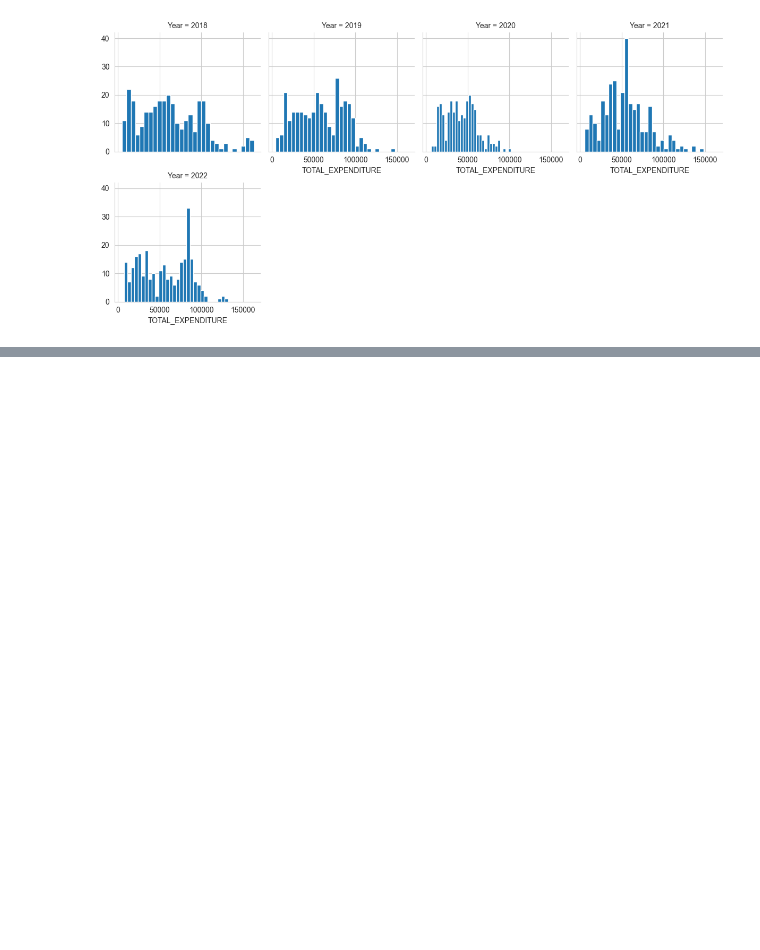
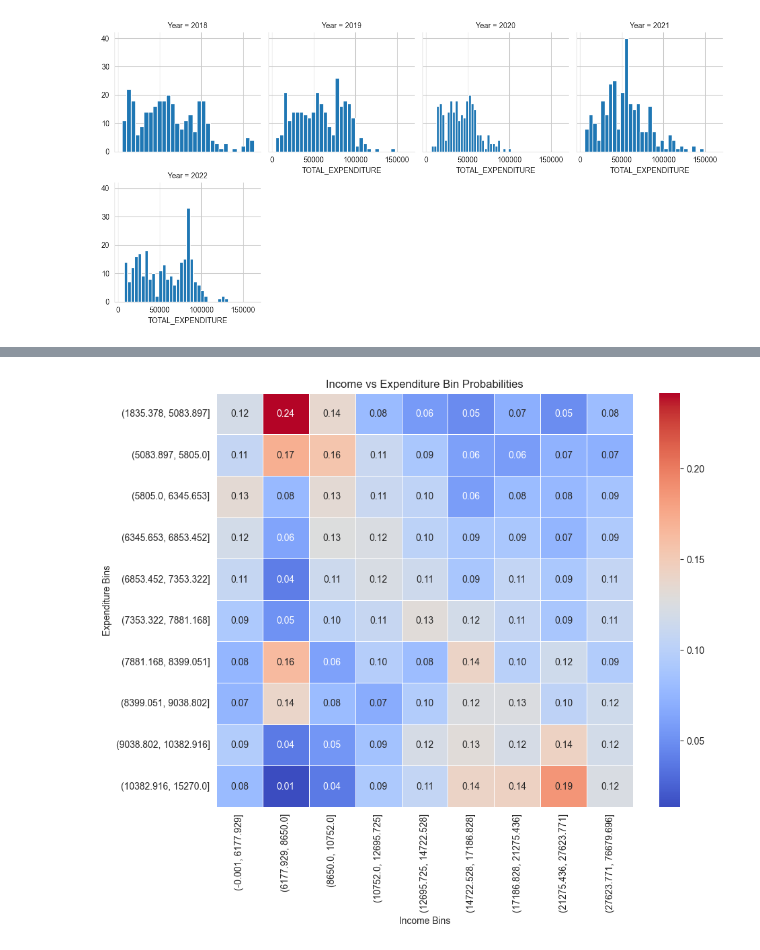
Before and after one commit to EwoutH/India-drought-ABM, a Jupyter notebook: Data/inflation_adjusted_income_and_expenditure.ipynb, the cells around one changed output, grey strips where cells are left out. Cells and saved outputs as stored; diff of their text form; code cells hidden in the pictures; blank space fills up the shorter version.

```diff
--- a/Data/inflation_adjusted_income_and_expenditure.ipynb
+++ b/Data/inflation_adjusted_income_and_expenditure.ipynb
@@ -224,0 +385,14 @@ inflation_adjusted_df.to_pickle('venv/pickles/adjusted_income_and_expenditure.pk
+# %%
+# Convert counts to probabilities
+cross_tab_prob = cross_tab.apply(lambda r: r/r.sum(), axis=0)
+# %%
+
+plt.figure(figsize=(10, 8))
+sns.heatmap(cross_tab_prob, annot=True, cmap='coolwarm', fmt='.2f', linewidths=.5)
+
+plt.title('Income vs Expenditure Bin Probabilities')
+plt.xlabel('Income Bins')
+plt.ylabel('Expenditure Bins')
+plt.show()
+# %% [output]
+[figure, added]
```
Also changed, not shown: parts of 16 cells of this notebook.
